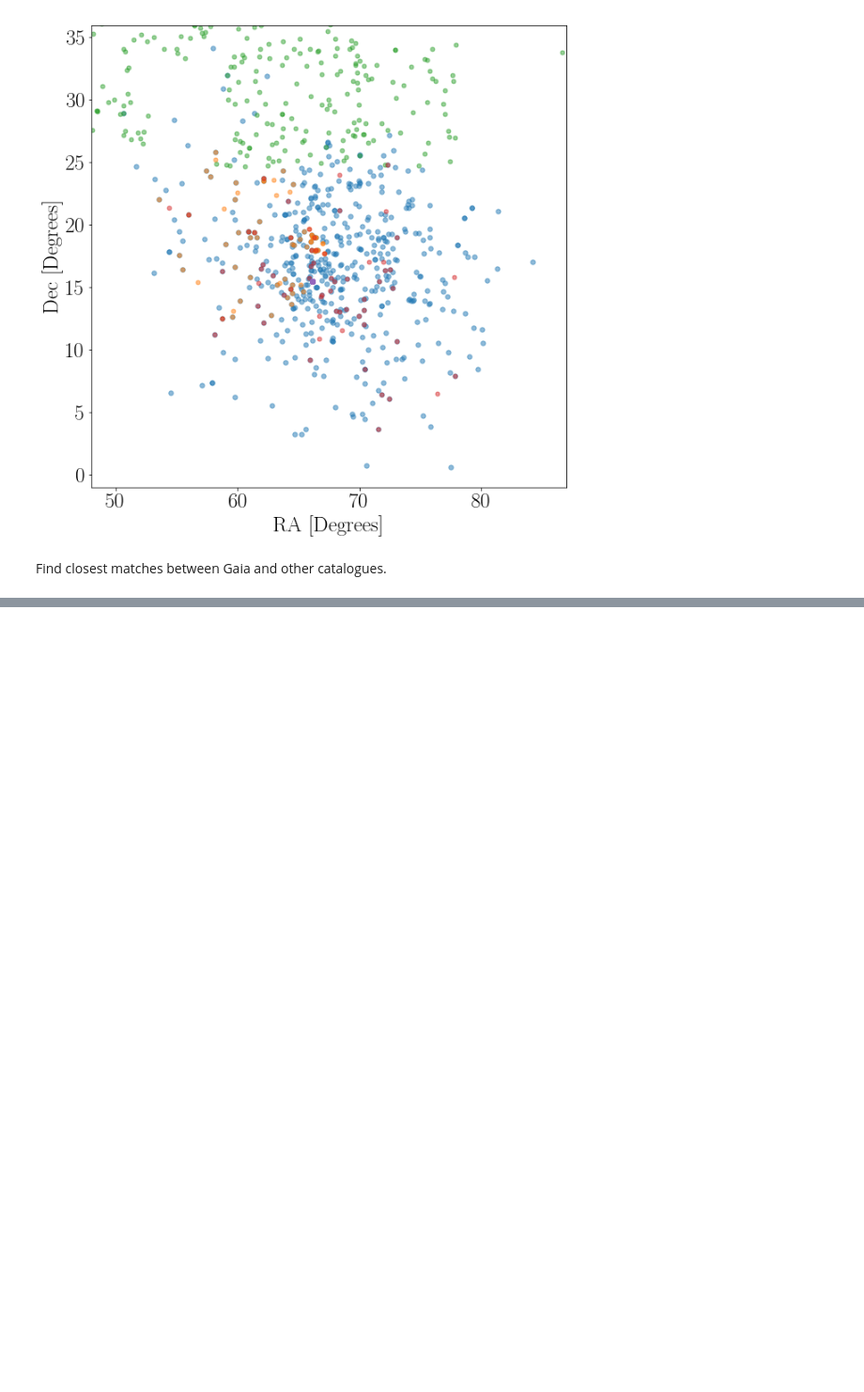
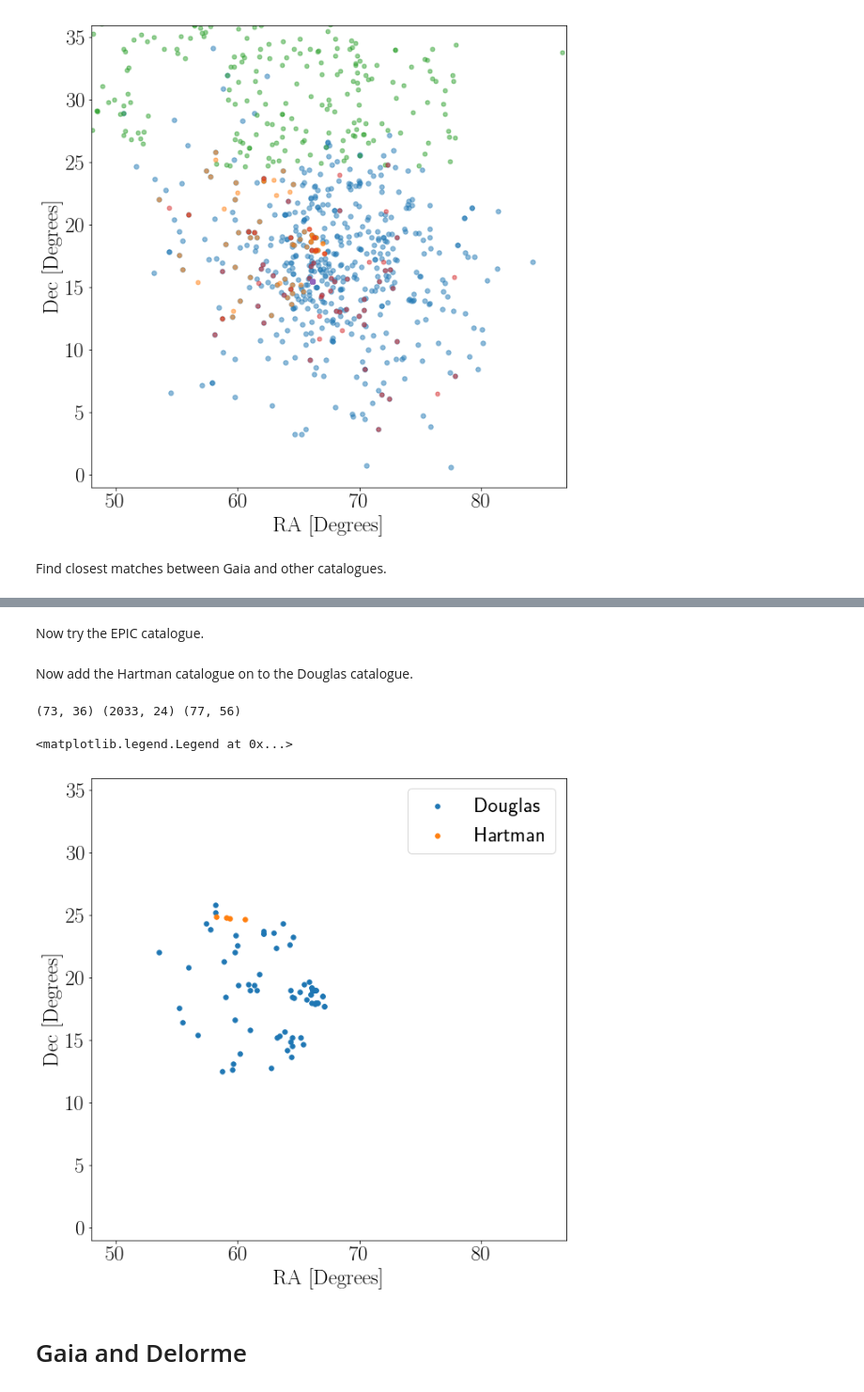
Before and after one commit to RuthAngus/stardate, a Jupyter notebook: code/Hyades.ipynb, the cells around one changed output, grey strips where cells are left out. Shown: that part at 94% size. Drawn from its saved outputs; the diff is of its cells as text; code cells hidden in the pictures; blank space fills up the shorter version.

```diff
--- a/code/Hyades.ipynb
+++ b/code/Hyades.ipynb
@@ -193,0 +192,2 @@ douglas_match = pd.merge(hg_doug, )
+# %% [markdown]
+Now try the EPIC catalogue.
@@ -193,0 +204,21 @@ douglas_match = pd.merge(hg_doug, )
+# %% [markdown]
+Now add the Hartman catalogue on to the Douglas catalogue.
+# %%
+df1 = pd.concat((douglas, hartman.iloc[m]))
+print(np.shape(douglas), np.shape(hartman), np.shape(df1))
+# %% [output]
+(73, 36) (2033, 24) (77, 56)
+# %%
+plt.figure(figsize=(width*f, height*f))
+plt.scatter(df1.iloc[:73].ra, df1.iloc[:73].dec, s=30, zorder=0, label="Douglas")
+plt.scatter(df1.iloc[73:].ra, df1.iloc[73:].dec, s=30, zorder=1, label="Hartman")
+plt.xlabel("$\mathrm{RA~[Degrees]}$")
+plt.ylabel("$\mathrm{Dec~[Degrees]}$")
+plt.xlim(48, 87)
+plt.ylim(-1, 36)
+plt.legend()
+# %% [output]
+<matplotlib.legend.Legend at 0x...>
+[figure, added]
+# %% [markdown]
+# Gaia and Delorme
```
Also changed, not shown: parts of 24 cells of this notebook.
